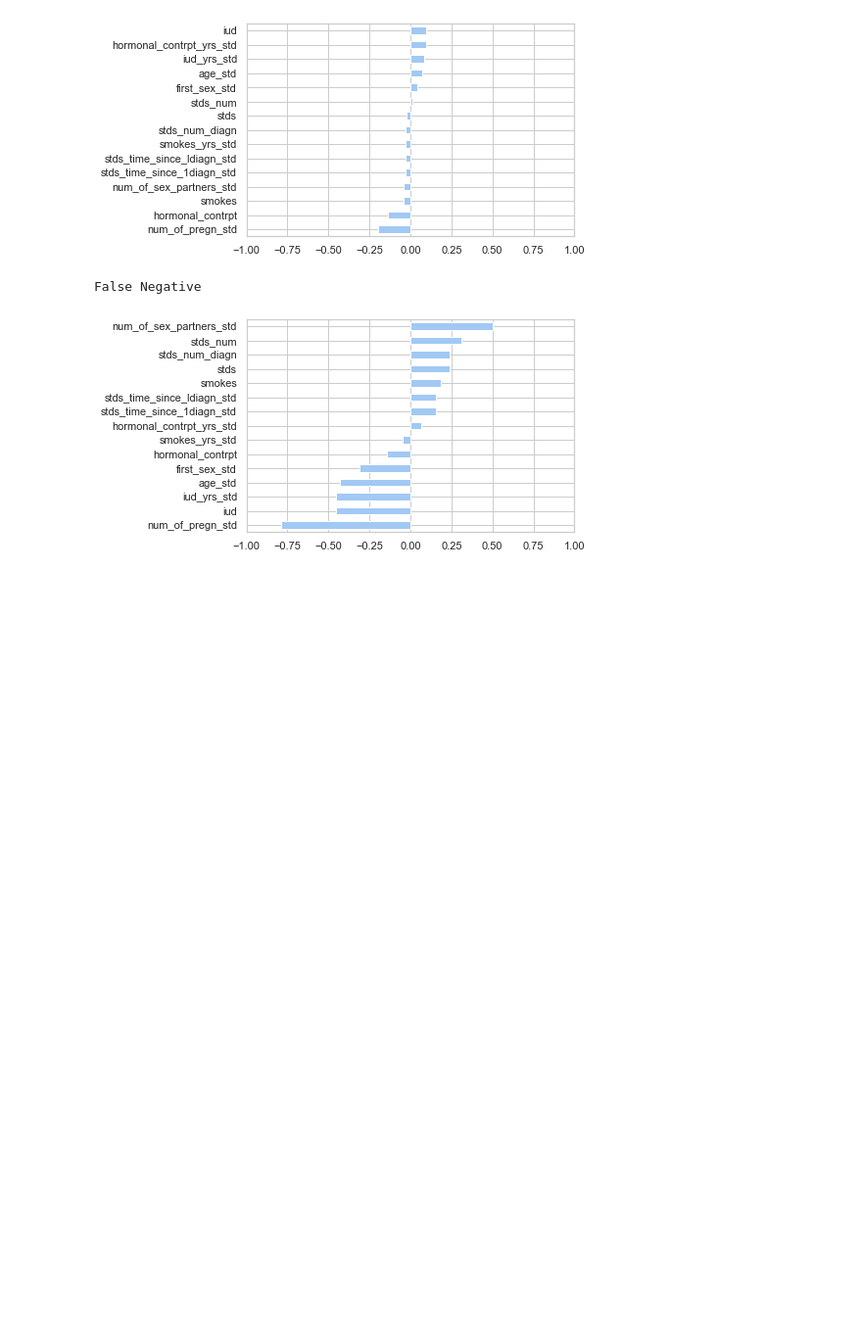
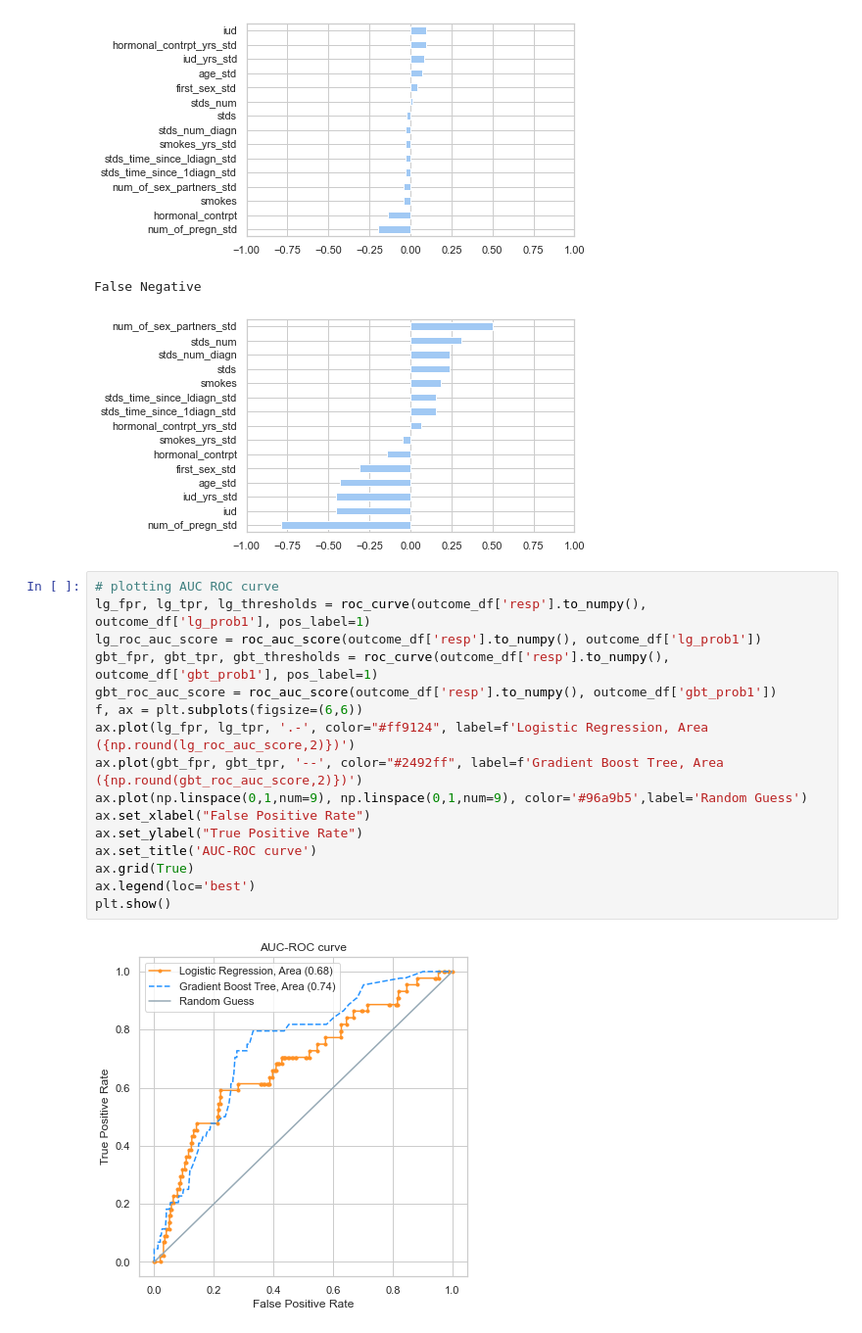
Before and after one commit to yuchen0908/explainable_ml, a Jupyter notebook: s4.3_cancer.ipynb, the cells around one changed output. Shown at 98% size. Cells and saved outputs as stored; diff of their text form; blank space fills up the shorter version.

```diff
--- a/s4.3_cancer.ipynb
+++ b/s4.3_cancer.ipynb
@@ -410,3 +411,21 @@ False Positive
 [figure]
 False Negative
 [figure]
+# %%
+# plotting AUC ROC curve
+lg_fpr, lg_tpr, lg_thresholds = roc_curve(outcome_df['resp'].to_numpy(), outcome_df['lg_prob1'], pos_label=1)
+lg_roc_auc_score = roc_auc_score(outcome_df['resp'].to_numpy(), outcome_df['lg_prob1'])
+gbt_fpr, gbt_tpr, gbt_thresholds = roc_curve(outcome_df['resp'].to_numpy(), outcome_df['gbt_prob1'], pos_label=1)
+gbt_roc_auc_score = roc_auc_score(outcome_df['resp'].to_numpy(), outcome_df['gbt_prob1'])
+f, ax = plt.subplots(figsize=(6,6))
+ax.plot(lg_fpr, lg_tpr, '.-', color="#ff9124", label=f'Logistic Regression, Area ({np.round(lg_roc_auc_score,2)})')
+ax.plot(gbt_fpr, gbt_tpr, '--', color="#2492ff", label=f'Gradient Boost Tree, Area ({np.round(gbt_roc_auc_score,2)})')
+ax.plot(np.linspace(0,1,num=9), np.linspace(0,1,num=9), color='#96a9b5',label='Random Guess')
+ax.set_xlabel("False Positive Rate")
+ax.set_ylabel("True Positive Rate")
+ax.set_title('AUC-ROC curve')
+ax.grid(True)
+ax.legend(loc='best')
+plt.show()
+# %% [output]
+[figure, added]
```
Also changed, not shown: parts of 4 cells of this notebook.
